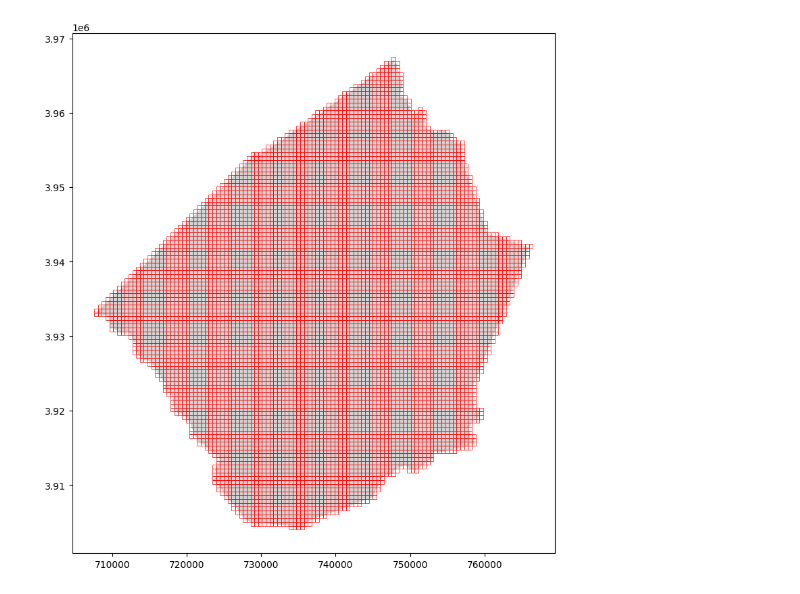
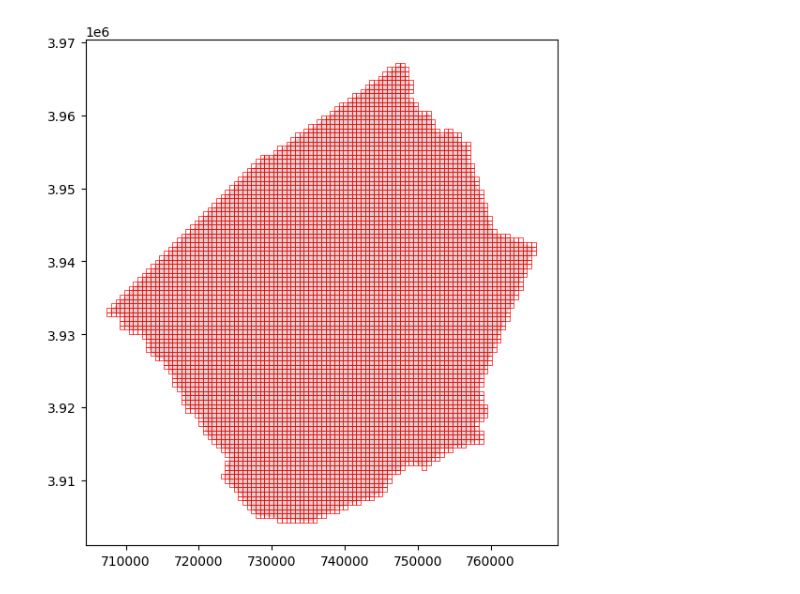
Before and after one commit to benton-tripp/urban-clay, a Jupyter notebook: notebooks/data-setup.ipynb, the cells around one changed output. Cells and saved outputs as stored; diff of their text form; code cells hidden in the pictures.

Commit message:
finished download script (sentinel-2 portion)

```diff
--- a/notebooks/data-setup.ipynb
+++ b/notebooks/data-setup.ipynb
@@ -13,7 +13,7 @@ import planetary_computer
 import rioxarray
 import xarray as xr
 import rasterio
-import stackstac
+# import stackstac
 from shapely.geometry import box, mapping
 from datetime import datetime
 import torch
@@ -44,8 +44,9 @@ def urban_file_name(year, data_dir):
 # Read the county boundary shapefile
 county_boundary = gpd.read_file("../data/county_boundary.shp")
 
-# Reproject both to UTM (ensure the CRS units are in meters)
-county_boundary = county_boundary.to_crs("EPSG:26917")
+# Reproject to EPSG:32617 (UTM Zone 17N), which is the CRS used by
+# Sentinel-2 images in this region
+county_boundary = county_boundary.to_crs("EPSG:32617")
 
 minx, miny, maxx, maxy = county_boundary.total_bounds
 
@@ -65,34 +66,86 @@ maxy = math.ceil(maxy / tile_size) * tile_size
 if not os.path.exists(tiles_geojson_path):
     # Generate the grid of tiles
     all_tiles = []
     x_coords = np.arange(minx, maxx, tile_size)
     y_coords = np.arange(miny, maxy, tile_size)
 
     for x in x_coords:
         for y in y_coords:
             # Create a box for each tile
             tile = box(x, y, x + tile_size, y + tile_size)
             all_tiles.append(tile)
     # Create a GeoDataFrame for the tiles
     tiles_gdf = gpd.GeoDataFrame({'geometry': all_tiles}, crs=county_boundary.crs)
     # Keep only tiles that intersect the county, but keep their full geometry
-    tiles_gdf = tiles_gdf[tiles_gdf.geometry.intersects(county_boundary.union_all())].reset_index(drop=True)
+    tiles_gdf = tiles_gdf[tiles_gdf.geometry.intersects(county_boundary.union_all())]\
+        .reset_index(drop=True)
     # Remove duplicate tiles
     tiles_gdf = tiles_gdf.drop_duplicates()
     # Add columns for tracking satellite data
     tiles_gdf['processed'] = False
     tiles_gdf['data_files'] = [[] for _ in range(len(tiles_gdf))]
     # Save tiles_gdf to GeoJSON
     tiles_gdf.to_file(tiles_geojson_path, driver='GeoJSON')
 else:
     tiles_gdf = gpd.read_file(tiles_geojson_path)
 
-# TODO: Generate mask that matches the external bounds of all of the tiles
-# since it will not perfectly align with the original boundary
+# Generate raster and shapefile masks that match the external
+# bounds (and crs) of all of the tiles since it will not perfectly align with
+# the original boundary
+
+
+# Create a unified boundary from all the tiles
+tiles_union = tiles_gdf.union_all()
+
+# Save the unified tiles boundary as a shapefile mask
+tiles_union_gdf = gpd.GeoDataFrame(geometry=[tiles_union], crs=tiles_gdf.crs)
+tiles_union_shapefile_path = "../data/tiles_union_mask.shp"
+tiles_union_gdf.to_file(tiles_union_shapefile_path)
+
+# Create a raster mask matching the external bounds and CRS of all tiles
+# Define the raster properties
+minx_tiles, miny_tiles, maxx_tiles, maxy_tiles = tiles_union.bounds
+pixel_size = 10  # Pixel size in meters (adjust as needed)
+
+# Calculate the number of rows and columns
+ncols = int((maxx_tiles - minx_tiles) / pixel_size)
+nrows = int((maxy_tiles - miny_tiles) / pixel_size)
+
+# Define the transform for the raster
+transform = rasterio.transform.from_origin(minx_tiles, maxy_tiles,
+                                           pixel_size, pixel_size)
+
+# Define the raster metadata
+raster_meta = {
+    'driver': 'GTiff',
+    'height': nrows,
+    'width': ncols,
+    'count': 1,
+    'dtype': 'uint8',
+    'crs': tiles_gdf.crs,
+    'transform': transform
+}
+
+# Path to save the raster mask
+raster_mask_path = "../data/tiles_union_mask.tif"
+
+# Create the raster mask
+with rasterio.open(raster_mask_path, 'w', **raster_meta) as out_raster:
+    # Burn the unified tiles geometry into the raster
+    shapes = [(tiles_union, 1)]
+    burned = rasterio.features.rasterize(
+        shapes,
+        out_shape=(nrows, ncols),
+        transform=transform,
+        fill=0,
+        all_touched=True,
+        dtype='uint8'
+    )
+    out_raster.write_band(1, burned)
 
 # Visualize the tiles and vectors (optional)
 ax = county_boundary.plot(color='lightgray', figsize=(7, 7))
 tiles_gdf.boundary.plot(ax=ax, edgecolor='red', linewidth=0.5)
 plt.show()
 # %% [output]
-[figure, old version]
+[figure, new version]
```
Also changed, not shown: parts of 11 cells of this notebook.
